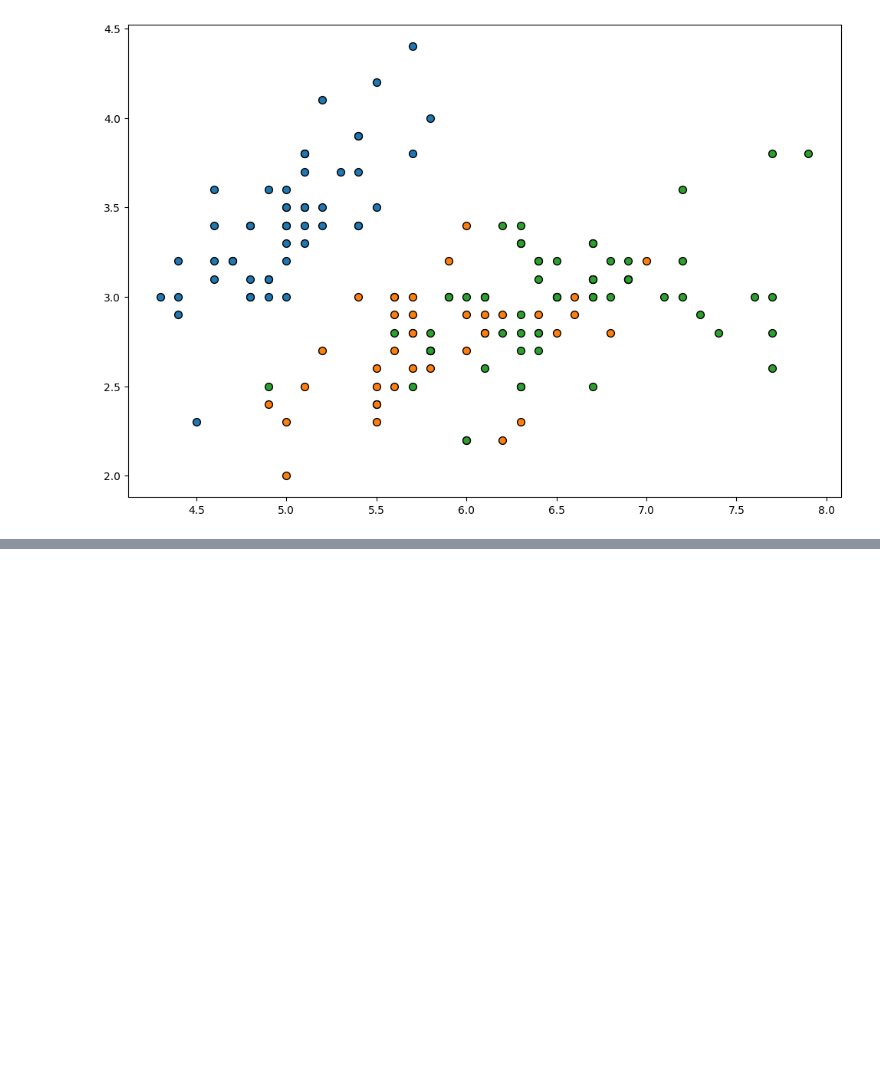
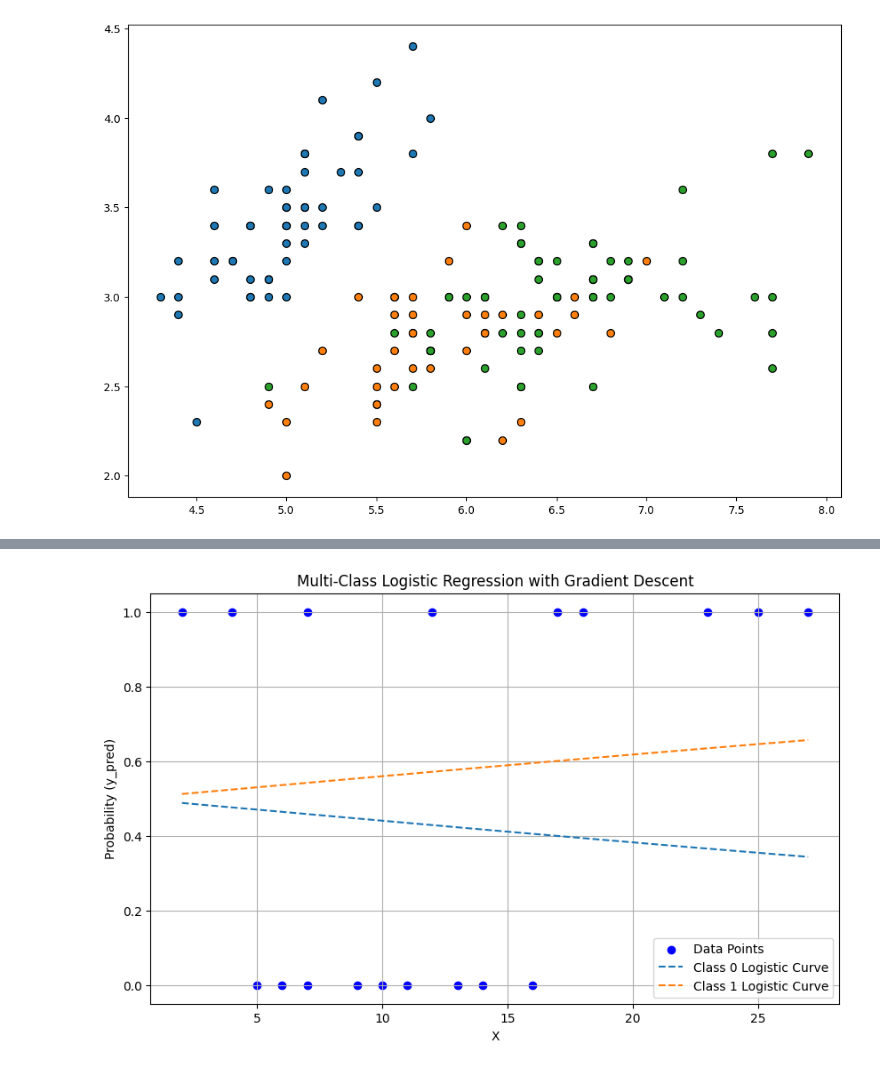
Before and after one commit to prateekshapm/machine_learning, a Jupyter notebook: Q3_logistic_regression.ipynb, the cells around one changed output, grey strips where cells are left out. Cells and saved outputs as stored; diff of their text form; code cells hidden in the pictures; blank space fills up the shorter version.

```diff
--- a/Q3_logistic_regression.ipynb
+++ b/Q3_logistic_regression.ipynb
@@ -215,0 +310,79 @@ ValueError: ignored
+# %%
+import numpy as np
+import pandas as pd
+import matplotlib.pyplot as plt
+
+# Step 1: Load data from Excel file
+file_path = '/content/svm (1).xlsx'
+data = pd.read_excel(file_path)
+X = data.iloc[:, :-1].values  # Features (all columns except the last one)
+y = data.iloc[:, -1].values  # Class labels (0, 1, 2, etc.)
+
+# Step 2: Initialize model parameters
+num_classes = len(np.unique(y))
+num_iterations = 1000
+learning_rate = 0.01
+m = len(y)
+n = X.shape[1]  # Number of features
+W = np.zeros((num_classes, n))  # Initialize weights as zeros
+
+# Lists to store cost for plotting
+cost_history = []
+
+# Step 3: Implement gradient descent
+for iteration in range(num_iterations):
+    # Calculate logits (Z) for all classes
+    Z = np.dot(X, W.T)
+
+    # Calculate the predicted probabilities using the softmax function
+    exp_Z = np.exp(Z - np.max(Z, axis=1, keepdims=True))
+    y_pred = exp_Z / exp_Z.sum(axis=1, keepdims=True)
+
+    # Calculate the cost (J(W)) using the cross-entropy loss
+    cost = (-1 / m) * np.sum(np.log(y_pred[range(m), y]))
+    cost_history.append(cost)
+
+    # Calculate the gradient
+    gradient = np.zeros((num_classes, n))
+    for i in range(num_classes):
+        gradient[i] = (1 / m) * np.dot(X.T, (y_pred[:, i] - (y == i)))
+
+    # Update weights using the gradient
+    W -= learning_rate * gradient
+
+    # Print cost for every 100 iterations
+    if iteration % 100 == 0:
+        print(f'Iteration {iteration}: J(W) = {cost}')
+
+# Step 4: Print the final weights and cost
+print(f'Final weights: {W}')
+print(f'Final cost: J(W) = {cost}')
+
+# Step 5: Plot the logistic curves for each class
+plt.figure(figsize=(10, 6))
+plt.scatter(X, y, label='Data Points', color='blue')
+
+# Create a range of x values for the logistic curves
+x_range = np.linspace(min(X), max(X), 100)
+Z_range = np.dot(x_range, W.T)
+y_pred_range = np.exp(Z_range - np.max(Z_range, axis=1, keepdims=True)) / np.exp(Z_range - np.max(Z_range, axis=1, keepdims=True)).sum(axis=1, keepdims=True)
+
+for i in range(num_classes):
+    plt.plot(x_range, y_pred_range[:, i], label=f'Class {i} Logistic Curve', linestyle='--')
+
+plt.xlabel('X')
+plt.ylabel('Probability (y_pred)')
+plt.title('Multi-Class Logistic Regression with Gradient Descent')
+plt.legend()
+plt.grid(True)
+
+# Step 6: Plot the cost history
+plt.figure(figsize=(10, 6))
+plt.plot(range(num_iterations), cost_history)
+plt.xlabel('Iterations')
+plt.ylabel('Cost (J(W))')
+plt.title('Cost History')
+plt.grid(True)
+
+plt.show()
+# %% [output]
@@ -215,0 +402 @@ ValueError: ignored
+[figure, added]
```
Also changed, not shown: parts of 6 cells of this notebook.
